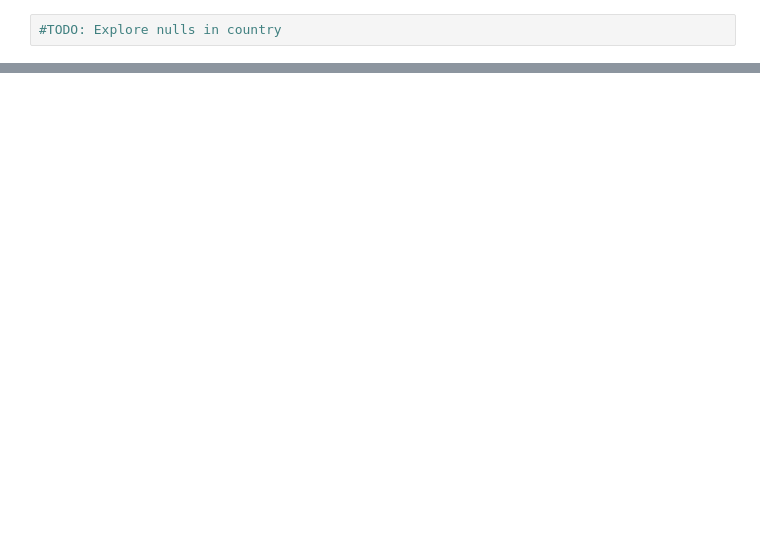
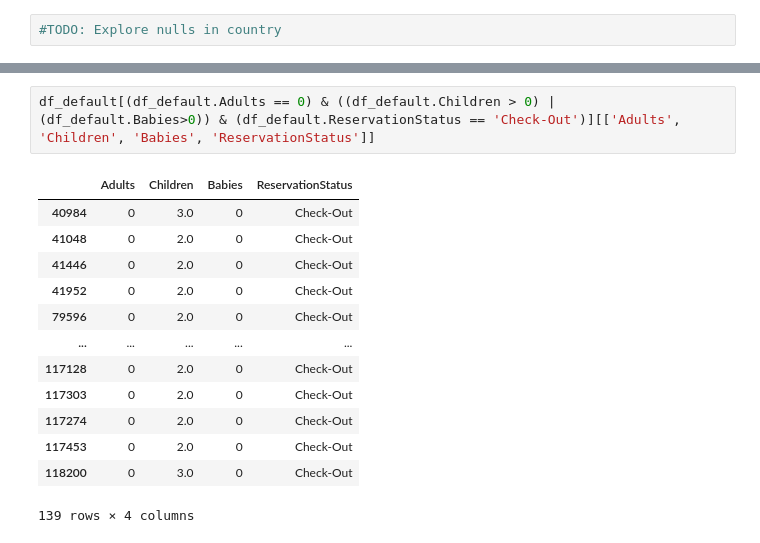
Before and after one commit to mattedefra/Group-AM, a Jupyter notebook: notebooks/Data Cleaning EDA.ipynb, the cells around one changed output, grey strips where cells are left out. Saved outputs shown, nothing was run; the diff lists cells and outputs as text; blank space fills up the shorter version.

```diff
--- a/notebooks/Data Cleaning EDA.ipynb
+++ b/notebooks/Data Cleaning EDA.ipynb
@@ -56,0 +130,16 @@ columns_to_datetime = [
+# %%
+df_default[(df_default.Adults == 0) & ((df_default.Children > 0) | (df_default.Babies>0)) & (df_default.ReservationStatus == 'Check-Out')][['Adults', 'Children', 'Babies', 'ReservationStatus']]
+# %% [output]
+|  | Adults | Children | Babies | ReservationStatus |
+| 40984 | 0 | 3.0 | 0 | Check-Out |
+| 41048 | 0 | 2.0 | 0 | Check-Out |
+| 41446 | 0 | 2.0 | 0 | Check-Out |
+| 41952 | 0 | 2.0 | 0 | Check-Out |
+| 79596 | 0 | 2.0 | 0 | Check-Out |
+| ... | ... | ... | ... | ... |
+| 117128 | 0 | 2.0 | 0 | Check-Out |
+| 117303 | 0 | 2.0 | 0 | Check-Out |
+| 117274 | 0 | 2.0 | 0 | Check-Out |
+| 117453 | 0 | 2.0 | 0 | Check-Out |
+| 118200 | 0 | 3.0 | 0 | Check-Out |
+139 rows × 4 columns
```
Also changed, not shown: parts of 8 cells of this notebook.
